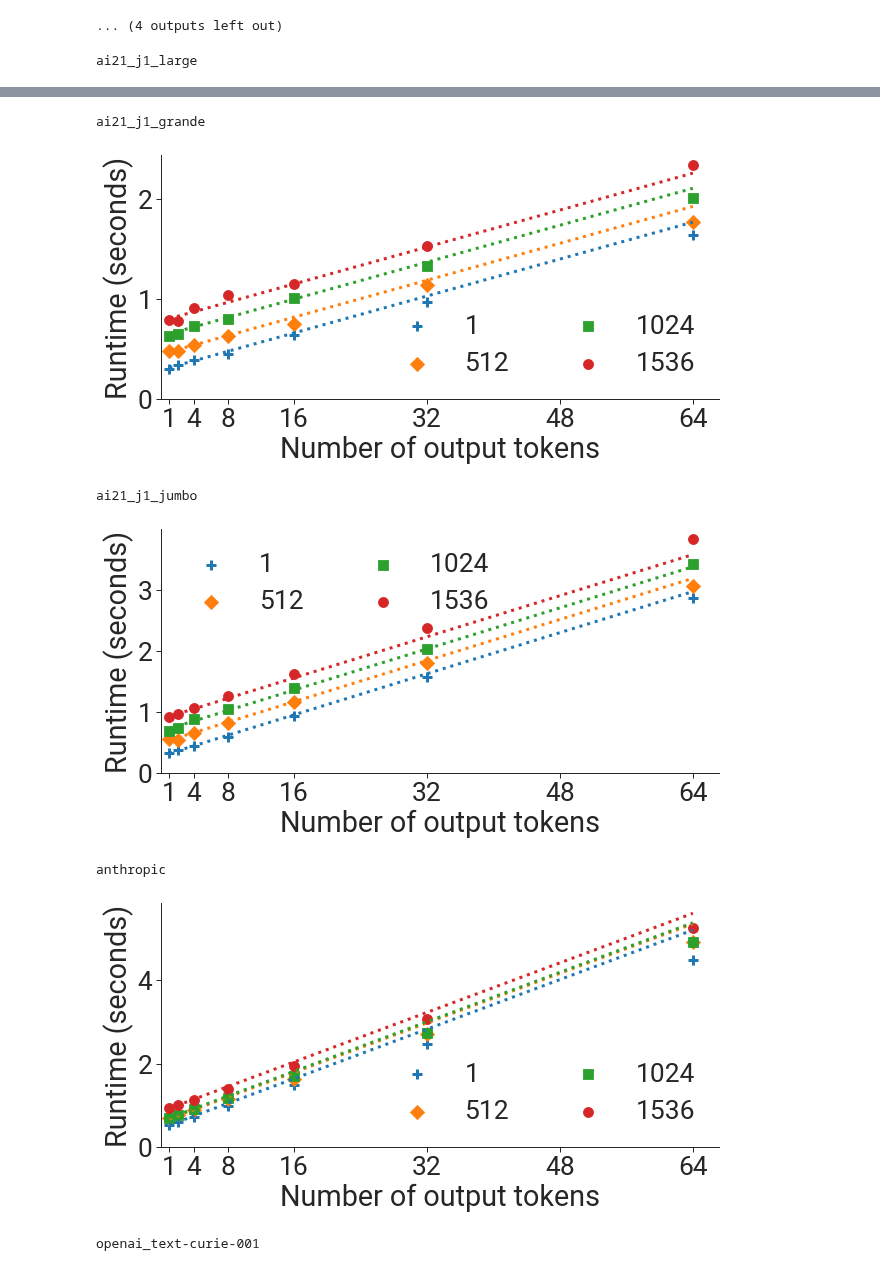
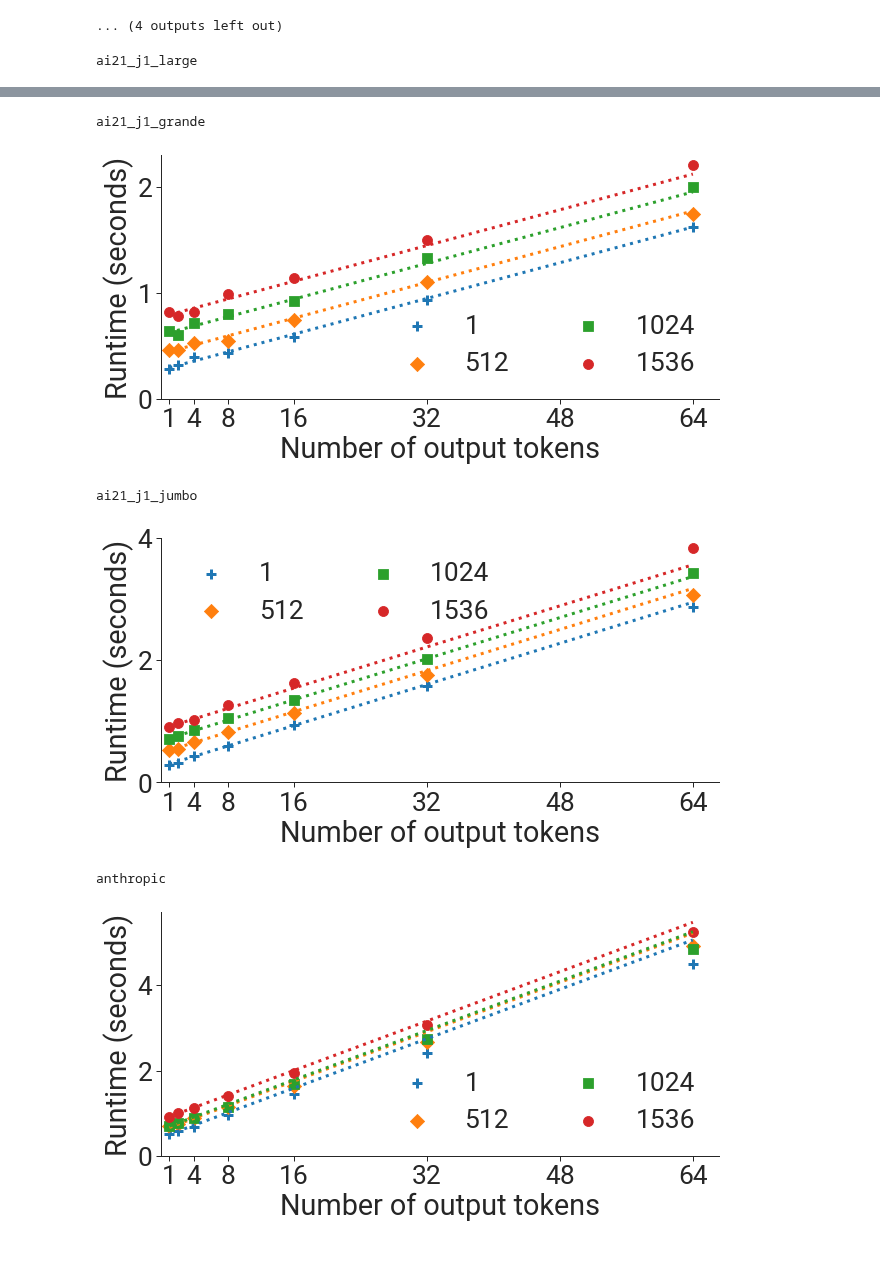
Before and after one commit to stanford-crfm/helm-efficiency, a Jupyter notebook: notebooks/fit_runtimes.ipynb, the cells around one changed output, grey strips where cells are left out. Drawn from its saved outputs; the diff is of its cells as text; code cells hidden in the pictures.

Commit message:
Graphs and fit parameters from latest data

```diff
--- a/notebooks/fit_runtimes.ipynb
+++ b/notebooks/fit_runtimes.ipynb
@@ -40,12 +40,15 @@ megatron_name_to_crfm_name_mapping = {
     "gpt_neox_20b": ["gooseai/gpt-neo-20b", "together/gpt-neox-20b"],
     "openai_ada": ["openai/ada"],
     "openai_text-ada-001": ["openai/text-ada-001"],
+    "openai_babbage": ["openai/babbage"],
     "openai_text-babbage-001": ["openai/text-babbage-001"],
+    "openai_curie": ["openai/curie"],
     "openai_text-curie-001": ["openai/text-curie-001"],
     "openai_davinci": ["openai/davinci", "together/opt-175b"],
     "openai_text-davinci-001": ["openai/text-davinci-001"],
     "openai_text-davinci-002": ["openai/text-davinci-002"],
     "openai_code-cushman-001": ["openai/code-cushman-001"],
+    "openai_code-davinci-002": ["openai/code-davinci-002"],
     "ai21_j1_large": ["ai21/j1-large", "openai/curie", "microsoft/TNLGv2_7B"],
     "ai21_j1_grande": ["ai21/j1-grande"],
     "ai21_j1_jumbo": ["ai21/j1-jumbo"],
@@ -108,16 +111,17 @@ def read_real_system_runtimes(parent_dir):
             full_logpath = os.path.join(parent_dir, sub_dir, "per_instance_stats.json")
             try:
                 with open(full_logpath, 'r') as f:
-                    metrics = json.load(f)
+                    all_instance_stats = json.load(f)
                     runtimes = []
-                    for instance, metrics in metrics.items():
+                    for per_instance_stats in all_instance_stats:
+                        stats = per_instance_stats["stats"]
                         runtime = None
                         num_output_tokens_in_per_instance_metrics = None
-                        for metric in metrics:
-                            if metric["name"]["name"] == "inference_runtime":
-                                runtime = metric["mean"]
-                            if metric["name"]["name"] == "num_output_tokens":
-                                num_output_tokens_in_per_instance_metrics = metric["mean"]
+                        for stat in stats:
+                            if stat["name"]["name"] == "inference_runtime":
+                                runtime = stat["mean"]
+                            if stat["name"]["name"] == "num_output_tokens":
+                                num_output_tokens_in_per_instance_metrics = stat["mean"]
                         if num_output_tokens_in_per_instance_metrics == num_output_tokens:
                             if runtime is not None:
                                 runtimes.append(runtime)
@@ -131,9 +135,8 @@ def read_real_system_runtimes(parent_dir):
                 print(e)
 
     for key in sorted(all_runtimes.keys()):
-        # Take second value to ignore extreme low outlier (???).
-        all_runtimes[key] = sorted(all_runtimes[key])[1]
-        print(key, all_runtimes[key])
+        # Take minimum value to ignore extreme low outlier.
+        all_runtimes[key] = min(all_runtimes[key])
     return all_runtimes
 # %%
 real_system_runtimes = read_real_system_runtimes("../benchmark_output/runs/latest")
@@ -220,11 +205,13 @@ megatron_models = ["openai_ada", "openai_davinci", "ai21_j1_large", "ai21_j1_gra
 real_system_models = ["ai21_j1_large", "ai21_j1_grande",
                       "ai21_j1_jumbo", "anthropic",
                       "openai_ada", "openai_text-ada-001",
+                      "openai_babbage",
                       "openai_text-babbage-001",
+                      "openai_curie",
                       "openai_text-curie-001",
                       "openai_code-cushman-001",
+                      "openai_code-davinci-002",
                       "openai_davinci",
-                      "openai_text-davinci-001",
                       "openai_text-davinci-002"]
 megatron_json_obj = \
     compute_best_fit(megatron_runtimes, megatron_models,
@@ -323,21 +310,5 @@ plot_per_model_runtimes(runtimes, 'anthropic', [1, 512, 1024, 1536],
                         scatter=True,
                         model_obj=real_system_json_obj["anthropic/stanford-online-all-v4-s3"],
                         output_filename='../figures/runtime_vs_num_output_tokens/real_system_anthropic_v3.pdf')
-plot_per_model_runtimes(runtimes, 'openai_text-curie-001', [1, 256, 512, 1024, 1536],
-                        scatter=True,
-                        model_obj=real_system_json_obj["openai/text-curie-001"],
-                        output_filename='../figures/runtime_vs_num_output_tokens/real_system_openai_text-curie-001_v3.pdf')
-plot_per_model_runtimes(runtimes, 'openai_davinci', [1, 256, 512, 1024, 1536],
-                        scatter=True,
-                        model_obj=real_system_json_obj["openai/davinci"],
-                        output_filename='../figures/runtime_vs_num_output_tokens/real_system_openai_davinci_v3.pdf')
-plot_per_model_runtimes(runtimes, 'openai_text-davinci-001', [1, 256, 512, 1024, 1536],
-                        scatter=True,
-                        model_obj=real_system_json_obj["openai/text-davinci-001"],
-                        output_filename='../figures/runtime_vs_num_output_tokens/real_system_openai_text-davinci-001_v3.pdf')
-plot_per_model_runtimes(runtimes, 'openai_text-davinci-002', [1, 256, 512, 1024, 1536],
-                        scatter=True,
-                        model_obj=real_system_json_obj["openai/text-davinci-002"],
-                        output_filename='../figures/runtime_vs_num_output_tokens/real_system_openai_text-davinci-002_v3.pdf')
 # %% [output]
 ai21_j1_large
@@ -345,7 +316,6 @@ ai21_j1_large
 ai21_j1_grande
-[figure, old version]
+[figure, new version]
 ai21_j1_jumbo
-[figure, old version]
+[figure, new version]
 anthropic
-[figure, old version]
+[figure, new version]
-openai_text-curie-001
```
Also changed, not shown: parts of 3 cells of this notebook, 35 other files.
